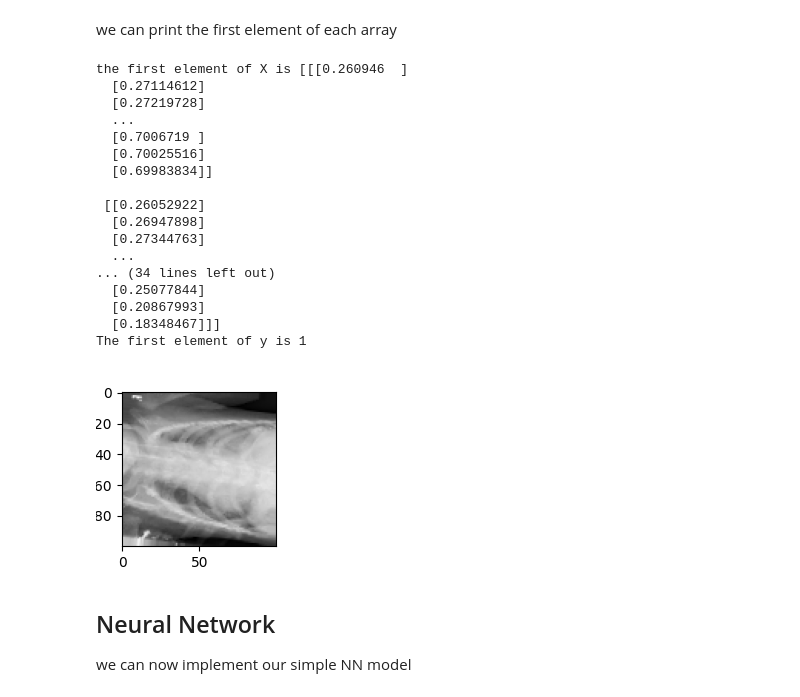
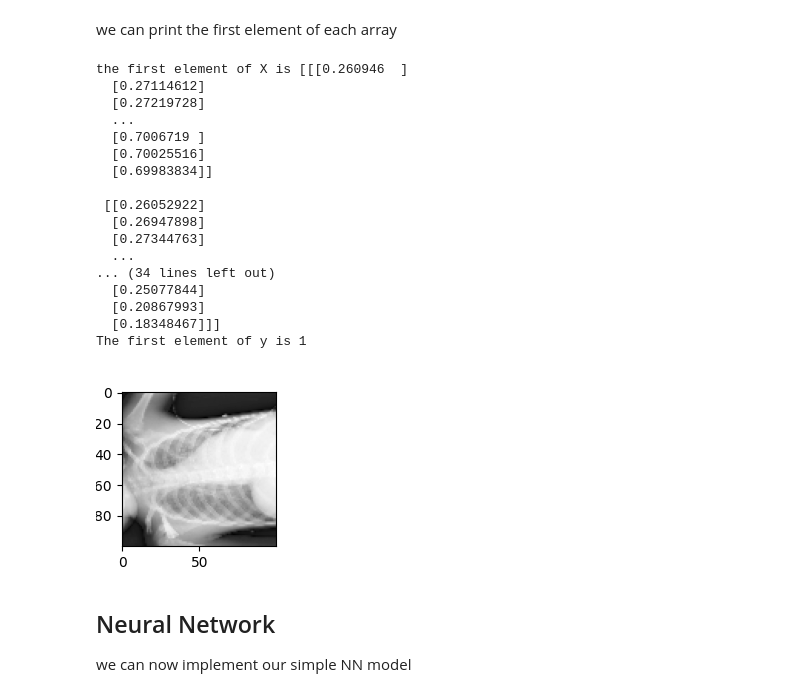
Before and after one commit to domomm/MLcourse, a Jupyter notebook: TestNN.ipynb, the cells around one changed output. Drawn from its saved outputs; the diff is of its cells as text; code cells hidden in the pictures.

```diff
--- a/TestNN.ipynb
+++ b/TestNN.ipynb
@@ -51,26 +51,26 @@ we can print the first element of each array
 # %%
 print("the first element of X is", X_train[0])
 print("The first element of y is",Y_train[0])
-NNutils.display_xRAY(X_train[0])
+NNutils.display_xRAY(X_train[8])
 # %% [output]
 the first element of X is [[[0.260946  ]
   [0.27114612]
   [0.27219728]
   ...
   [0.7006719 ]
   [0.70025516]
   [0.69983834]]
 
  [[0.26052922]
   [0.26947898]
   [0.27344763]
   ...
 ... (34 lines left out)
   [0.25077844]
   [0.20867993]
   [0.18348467]]]
 The first element of y is 1
-[figure, old version]
+[figure, new version]
 # %% [markdown]
 ## Neural Network
 
```
Also changed, not shown: parts of 10 cells of this notebook, 3 other files.
